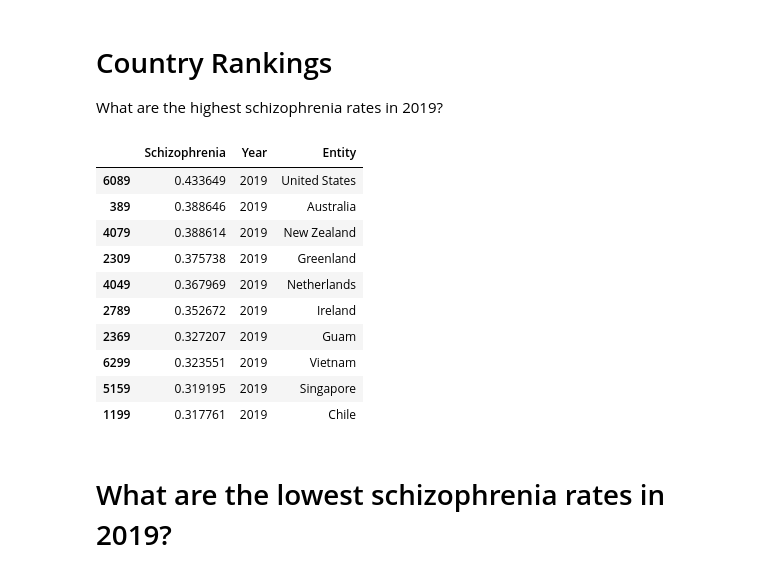
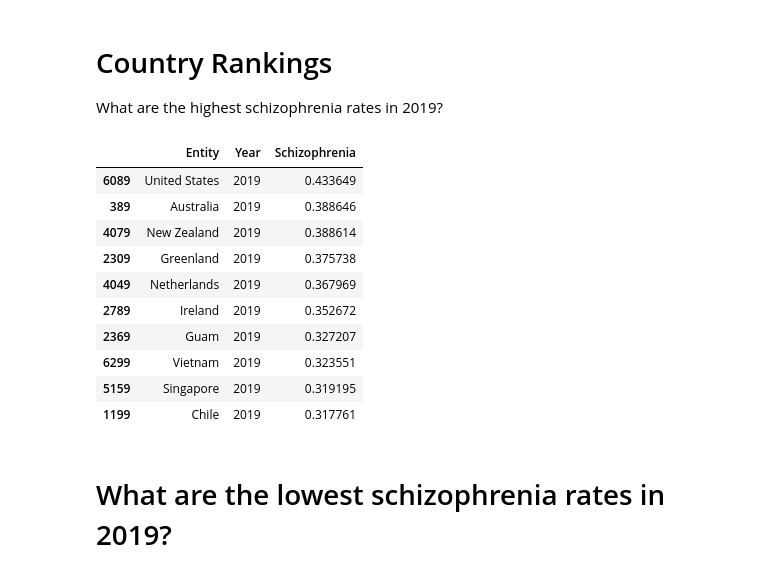
Before and after one commit to BuseBoy/Mental-Illnesses-Prevalence-Analysis, a Jupyter notebook: notebooks/Mental-Health-Prevalence-Analysis.ipynb, the cells around one changed output. Drawn from its saved outputs; the diff is of its cells as text; code cells hidden in the pictures.

```diff
--- a/notebooks/Mental-Health-Prevalence-Analysis.ipynb
+++ b/notebooks/Mental-Health-Prevalence-Analysis.ipynb
@@ -187,20 +187,20 @@ final_stats
 # Country Rankings
 What are the highest schizophrenia rates in 2019?
 # %%
-max_schizophrenia = df_countries.loc[df_countries["Year"] == 2019, ["Schizophrenia", "Year", "Entity"]].sort_values(by= "Schizophrenia", ascending = False)
+max_schizophrenia = df_countries.loc[df_countries["Year"] == 2019, ["Entity","Year","Schizophrenia"]].sort_values(by= "Schizophrenia", ascending = False)
 max_schizophrenia.head(10)
 # %% [output]
-|  | Schizophrenia | Year | Entity |
-| 6089 | 0.433649 | 2019 | United States |
-| 389 | 0.388646 | 2019 | Australia |
-| 4079 | 0.388614 | 2019 | New Zealand |
-| 2309 | 0.375738 | 2019 | Greenland |
-| 4049 | 0.367969 | 2019 | Netherlands |
-| 2789 | 0.352672 | 2019 | Ireland |
-| 2369 | 0.327207 | 2019 | Guam |
-| 6299 | 0.323551 | 2019 | Vietnam |
-| 5159 | 0.319195 | 2019 | Singapore |
-| 1199 | 0.317761 | 2019 | Chile |
+|  | Entity | Year | Schizophrenia |
+| 6089 | United States | 2019 | 0.433649 |
+| 389 | Australia | 2019 | 0.388646 |
+| 4079 | New Zealand | 2019 | 0.388614 |
+| 2309 | Greenland | 2019 | 0.375738 |
+| 4049 | Netherlands | 2019 | 0.367969 |
+| 2789 | Ireland | 2019 | 0.352672 |
+| 2369 | Guam | 2019 | 0.327207 |
+| 6299 | Vietnam | 2019 | 0.323551 |
+| 5159 | Singapore | 2019 | 0.319195 |
+| 1199 | Chile | 2019 | 0.317761 |
 # %% [markdown]
 # What are the lowest schizophrenia rates in 2019?
 # %%
```
Also changed, not shown: parts of 8 cells of this notebook.
